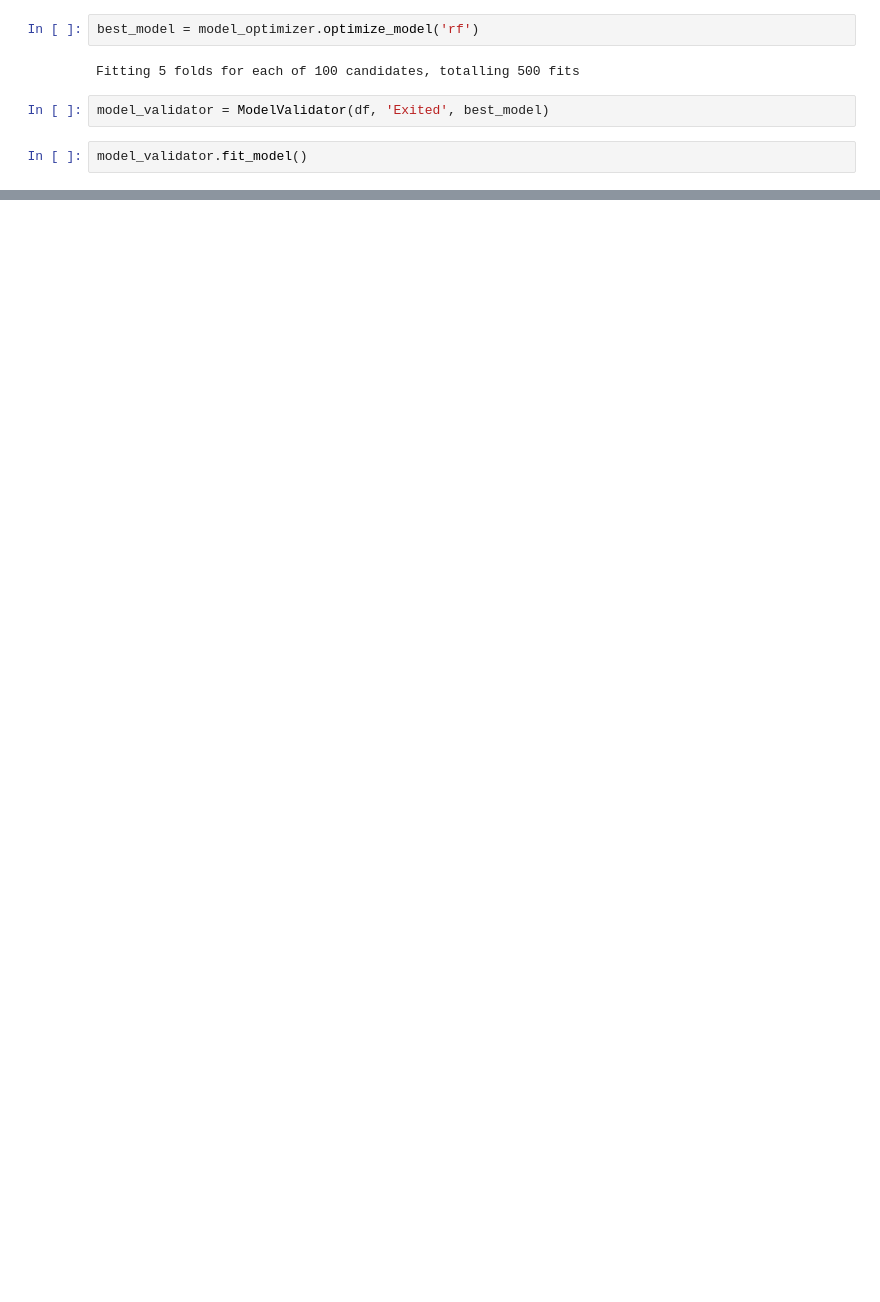
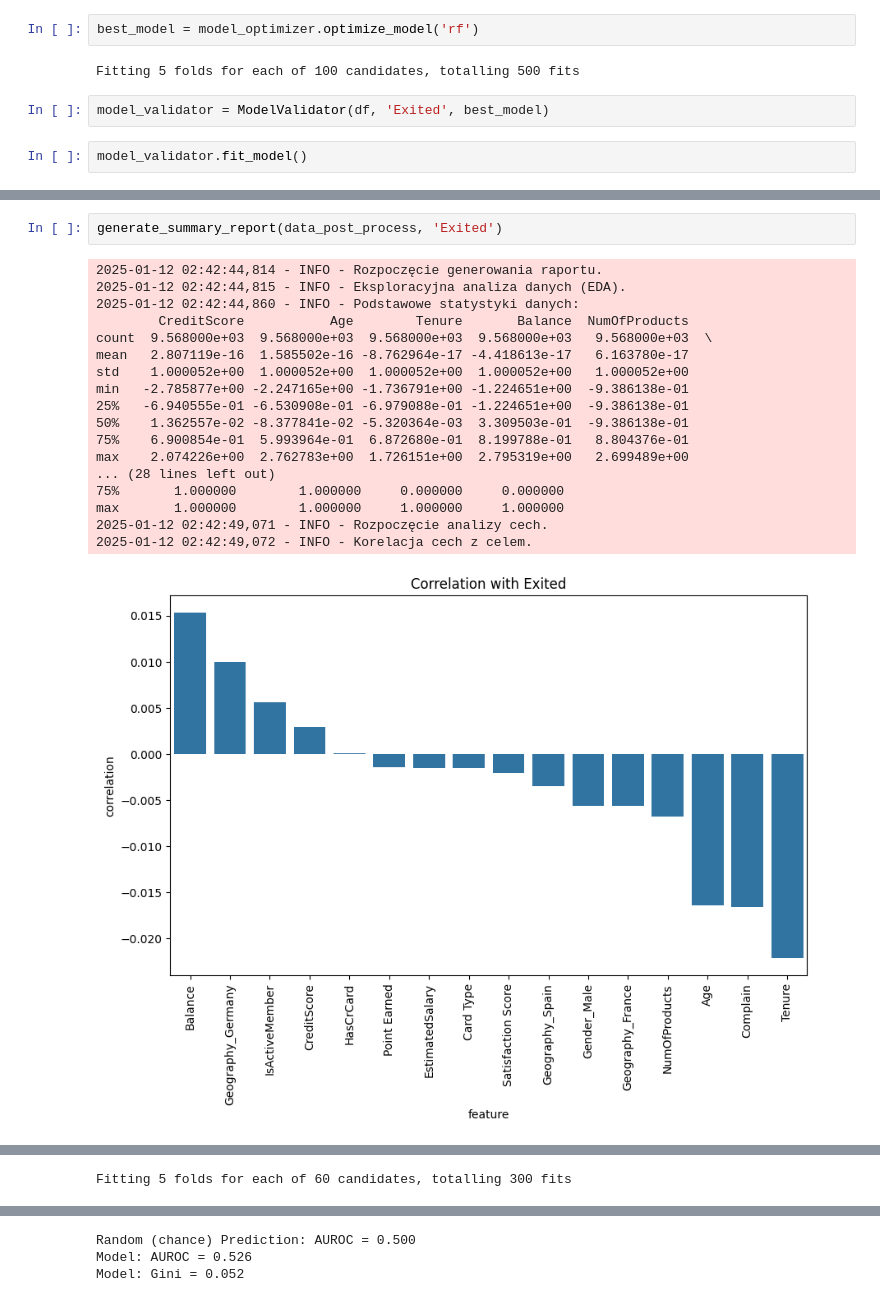
Before and after one commit to KacWNK/AUTOCHURN, a Jupyter notebook: test.ipynb, the cells around one changed output, grey strips where cells are left out. Saved outputs shown, nothing was run; the diff lists cells and outputs as text; blank space fills up the shorter version.

Commit message:
Generrowanie raportu

```diff
--- a/test.ipynb
+++ b/test.ipynb
@@ -62,0 +68,21 @@ Model: Gini = 0.003
+# %%
+generate_summary_report(data_post_process, 'Exited')
+# %% [output]
+2025-01-12 02:42:44,814 - INFO - Rozpoczęcie generowania raportu.
+2025-01-12 02:42:44,815 - INFO - Eksploracyjna analiza danych (EDA).
+2025-01-12 02:42:44,860 - INFO - Podstawowe statystyki danych:
+        CreditScore           Age        Tenure       Balance  NumOfProducts
+count  9.568000e+03  9.568000e+03  9.568000e+03  9.568000e+03   9.568000e+03  \
+mean   2.807119e-16  1.585502e-16 -8.762964e-17 -4.418613e-17   6.163780e-17
+std    1.000052e+00  1.000052e+00  1.000052e+00  1.000052e+00   1.000052e+00
+min   -2.785877e+00 -2.247165e+00 -1.736791e+00 -1.224651e+00  -9.386138e-01
+25%   -6.940555e-01 -6.530908e-01 -6.979088e-01 -1.224651e+00  -9.386138e-01
+50%    1.362557e-02 -8.377841e-02 -5.320364e-03  3.309503e-01  -9.386138e-01
+75%    6.900854e-01  5.993964e-01  6.872680e-01  8.199788e-01   8.804376e-01
+max    2.074226e+00  2.762783e+00  1.726151e+00  2.795319e+00   2.699489e+00
+... (28 lines left out)
+75%       1.000000        1.000000     0.000000     0.000000
+max       1.000000        1.000000     1.000000     1.000000
+2025-01-12 02:42:49,071 - INFO - Rozpoczęcie analizy cech.
+2025-01-12 02:42:49,072 - INFO - Korelacja cech z celem.
+[figure, added]
@@ -62,0 +116 @@ Model: Gini = 0.003
+Fitting 5 folds for each of 60 candidates, totalling 300 fits
@@ -62,0 +118,3 @@ Model: Gini = 0.003
+Random (chance) Prediction: AUROC = 0.500
+Model: AUROC = 0.526
+Model: Gini = 0.052
```
Also changed, not shown: parts of 7 cells of this notebook, 34 other files.
